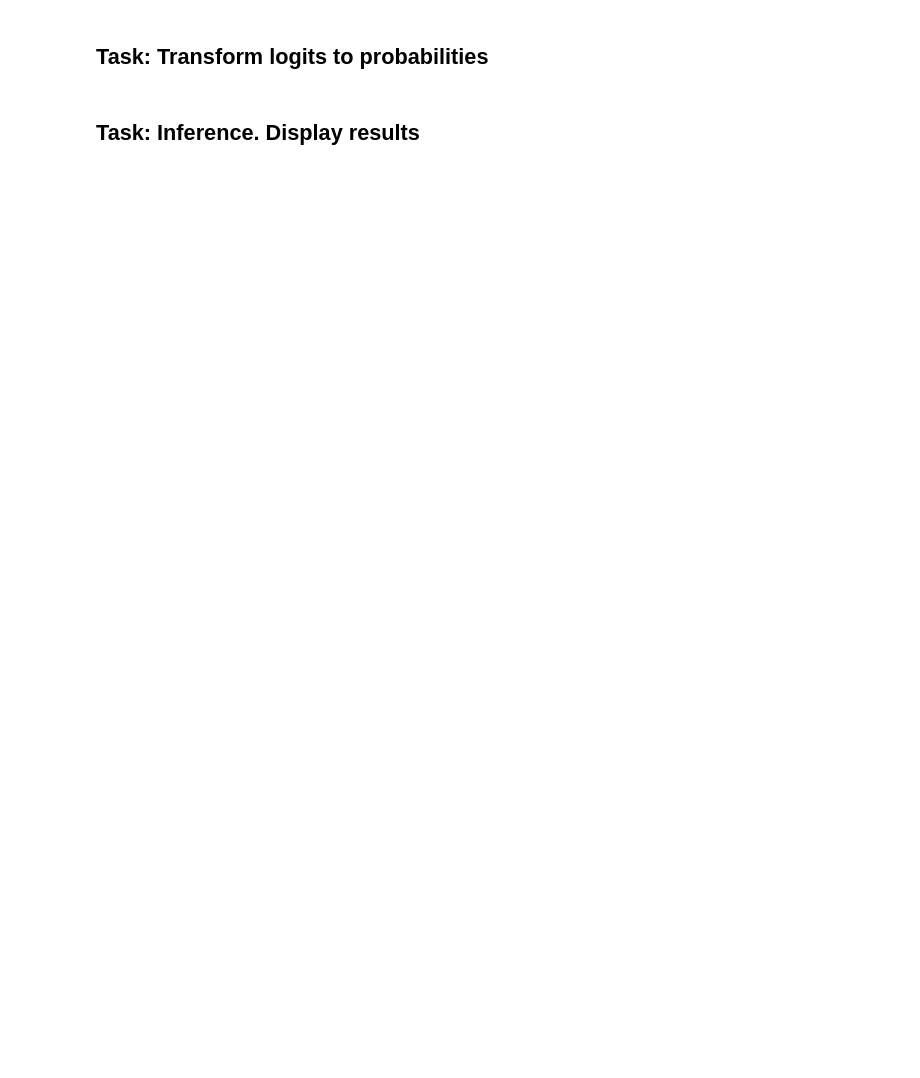
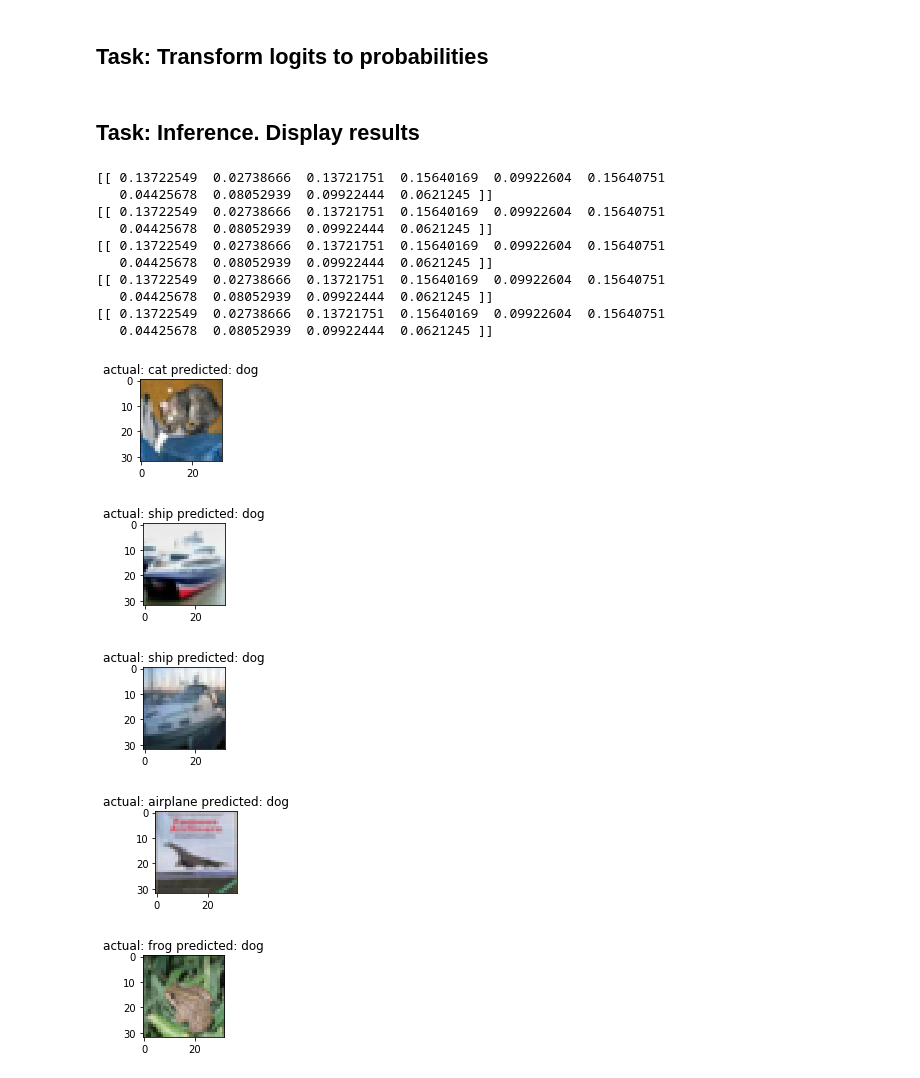
Before and after one commit to alleboudy/detectozord, a Jupyter notebook: exercise3/Prediction.ipynb, the cells around one changed output. Cells and saved outputs as stored; diff of their text form; code cells hidden in the pictures; blank space fills up the shorter version.

```diff
--- a/exercise3/Prediction.ipynb
+++ b/exercise3/Prediction.ipynb
@@ -20,7 +20,7 @@ data_path = "data/CIFAR-10/"
 train_samples, train_labels, val_samples, val_labels = load_cifar(data_path)
 # %%
 # TODO add placeholder for inputs
-inputs =
+inputs = tf.placeholder(tf.float32,name='input',shape=[batch_size,WIDTH,HEIGHT,CHANNELS])
 
 logits = buildNetwork(inputs, batch_size)
 # %% [markdown]
@@ -31,11 +35,36 @@ logits = buildNetwork(inputs, batch_size)
 ## Task: Transform logits to probabilities
 # %%
 # TODO add an appropriate op to convert the logits into probabilities
+probs = tf.nn.softmax(logits)
 # %% [markdown]
 ## Task:  Inference. Display results
 # %%
 label_to_name = ['airplane', 'automobile', 'bird', 'cat', 'deer' , 'dog', 'frog', 'horse', 'ship', 'truck']
 
 # TODO plot the first five *validation* images
+for index in range(5):
+    feed_dict = {inputs: [val_samples[index]]}
+    classification = sess.run(probs, feed_dict)
+    print(classification)
+    idx = max(enumerate(classification[0]), key=operator.itemgetter(1))[0]
+    plt.figure(figsize=(1.5,1.5))
+    plt.title('actual: '+label_to_name[val_labels[index]]+' predicted: '+ label_to_name[idx])
+    plt.imshow(val_samples[index])
 
 # TODO for each image, print the predicted class and the probability vector for all classes
+# %% [output]
+[[ 0.13722549  0.02738666  0.13721751  0.15640169  0.09922604  0.15640751
+   0.04425678  0.08052939  0.09922444  0.0621245 ]]
+[[ 0.13722549  0.02738666  0.13721751  0.15640169  0.09922604  0.15640751
+   0.04425678  0.08052939  0.09922444  0.0621245 ]]
+[[ 0.13722549  0.02738666  0.13721751  0.15640169  0.09922604  0.15640751
+   0.04425678  0.08052939  0.09922444  0.0621245 ]]
+[[ 0.13722549  0.02738666  0.13721751  0.15640169  0.09922604  0.15640751
+   0.04425678  0.08052939  0.09922444  0.0621245 ]]
+[[ 0.13722549  0.02738666  0.13721751  0.15640169  0.09922604  0.15640751
+   0.04425678  0.08052939  0.09922444  0.0621245 ]]
+[figure, added]
+[figure, added]
+[figure, added]
+[figure, added]
+[figure, added]
```
Also changed, not shown: parts of 2 cells of this notebook, 3 other files.
